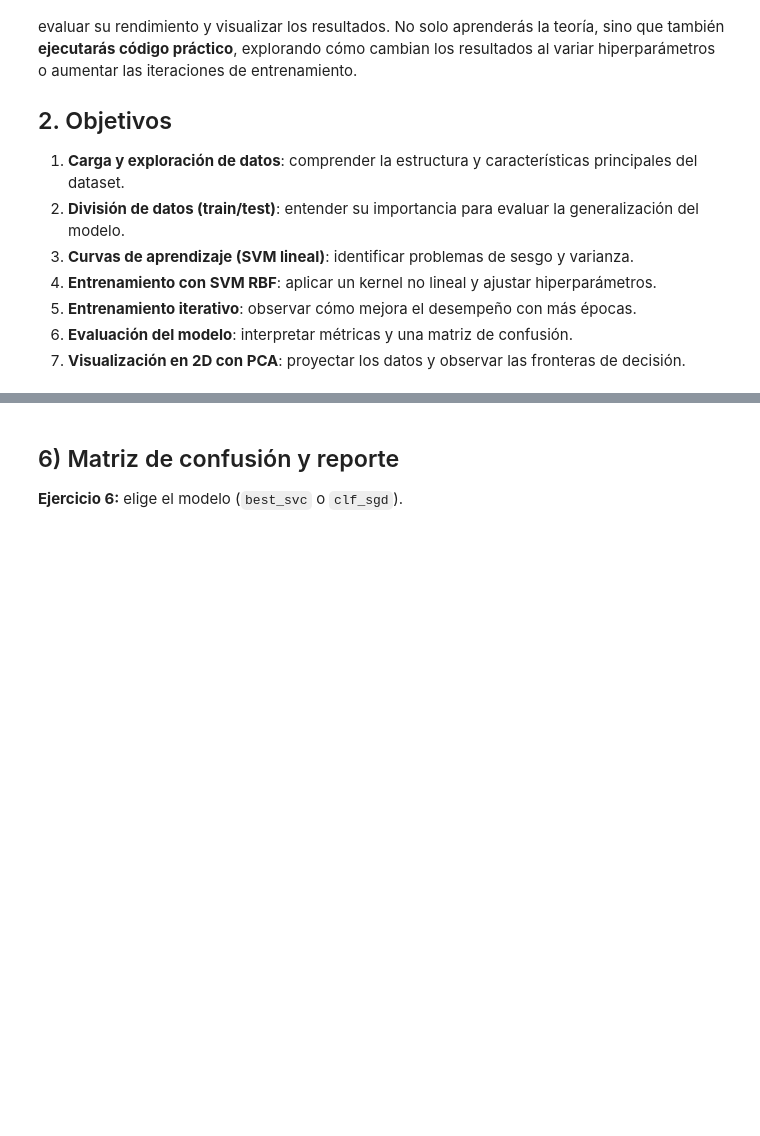
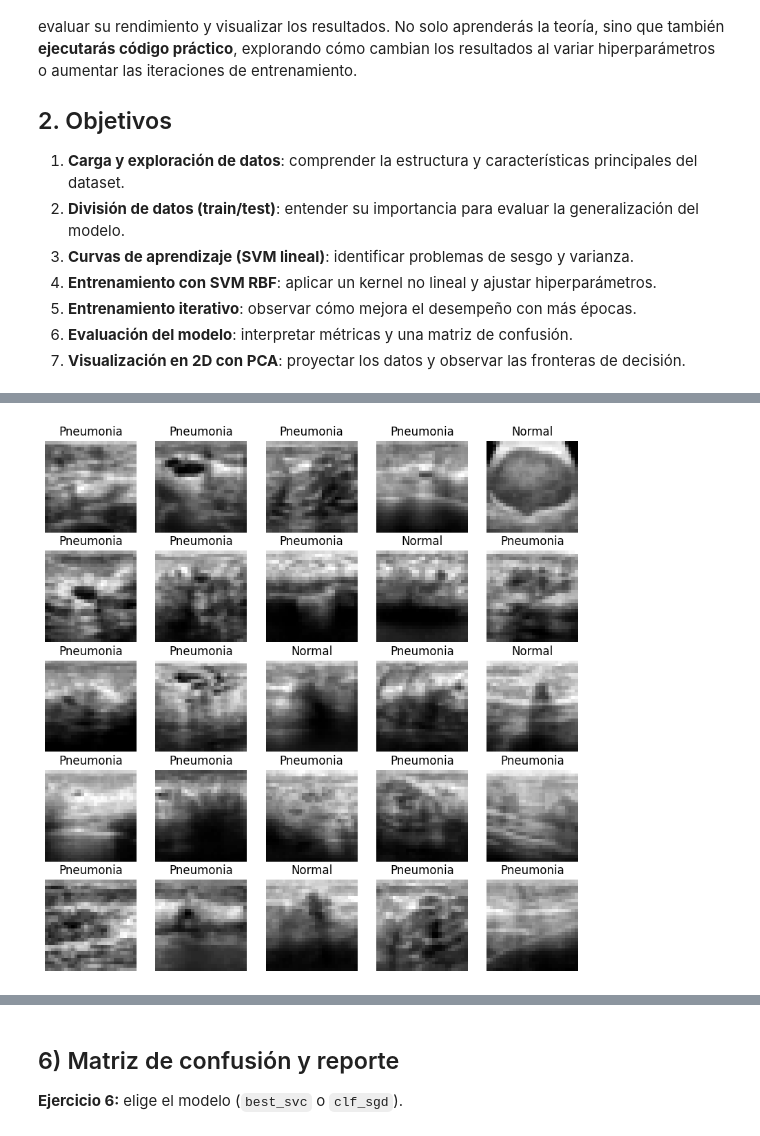
Before and after one commit to iHealthInstitute/Talleres_Diplomado_iHealth, a Jupyter notebook: curso_3/intro_ml_solution.ipynb, the cells around one changed output, grey strips where cells are left out. Saved outputs shown, nothing was run; the diff lists cells and outputs as text; code cells hidden in the pictures; blank space fills up the shorter version.

```diff
--- a/curso_3/intro_ml_solution.ipynb
+++ b/curso_3/intro_ml_solution.ipynb
@@ -200,0 +56,6 @@ print('Accuracy final (test):', acc_te_hist[-1])
+# %%
+from medmnist import BreastMNIST
+
+# Cargamos el set de entrenamiento
+train_dataset = BreastMNIST(split="train", download=True, size=28)
+index_2_label = {0: 'normal', 1: 'pneumonia'}
@@ -200,0 +68,16 @@ print('Accuracy final (test):', acc_te_hist[-1])
+# %%
+# <CODE>
+import matplotlib.pyplot as plt
+
+plt.figure(figsize=(10, 10))
+
+for i, (imagen, label) in enumerate(train_dataset):
+    ax = plt.subplot(5, 5, i + 1)
+    plt.imshow(imagen, cmap='gray')
+    plt.title(index_2_label[label[0]].capitalize())
+    plt.axis("off")
+    if i == 24:
+        break
+plt.show()
+# %% [output]
+[figure, added]
```
Also changed, not shown: parts of 26 cells of this notebook.
